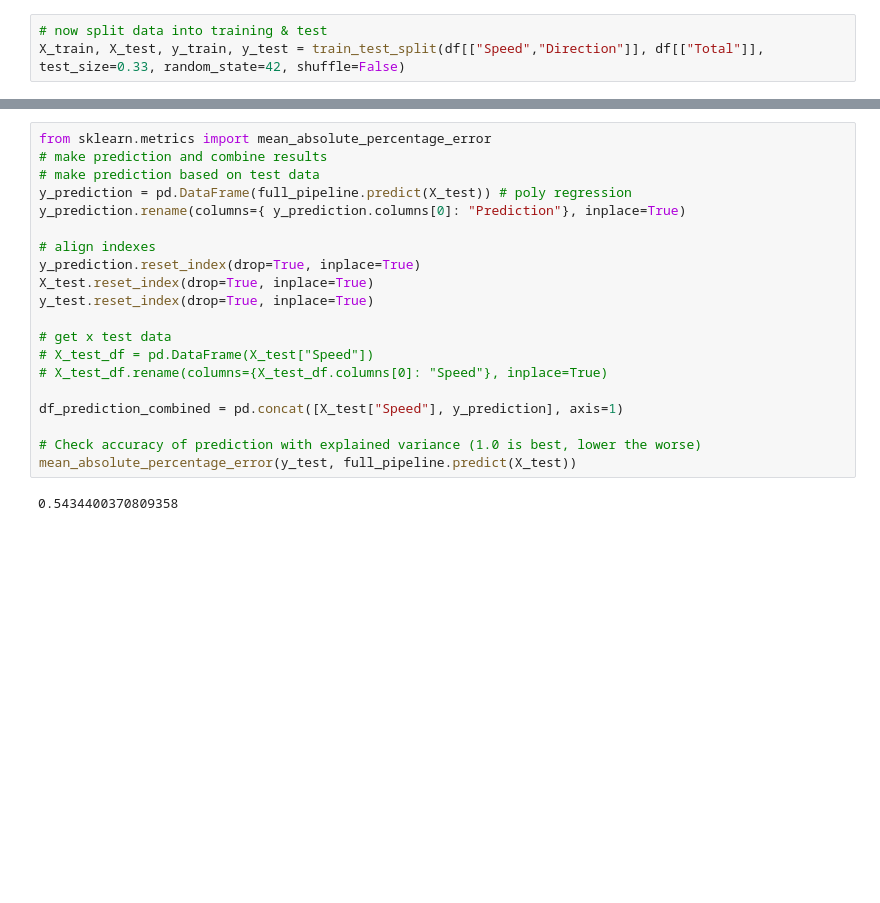
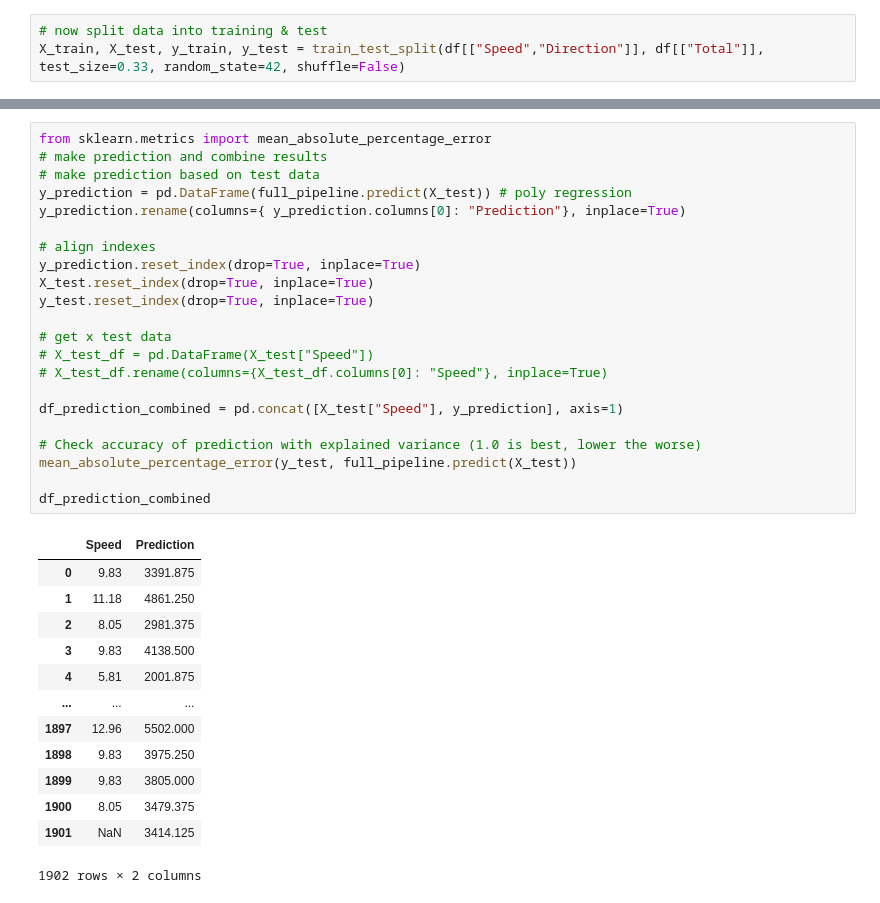
Before and after one commit to lrnz-asnprs/wind_prediction, a Jupyter notebook: polynomial_pipeline.ipynb, the cells around one changed output, grey strips where cells are left out. Cells and saved outputs as stored; diff of their text form; blank space fills up the shorter version.

```diff
--- a/polynomial_pipeline.ipynb
+++ b/polynomial_pipeline.ipynb
@@ -132,25 +152,39 @@ full_pipeline.score(X_test, y_test)
 # %%
 from sklearn.metrics import mean_absolute_percentage_error
 # make prediction and combine results
 # make prediction based on test data
 y_prediction = pd.DataFrame(full_pipeline.predict(X_test)) # poly regression
 y_prediction.rename(columns={ y_prediction.columns[0]: "Prediction"}, inplace=True)
 
 # align indexes
 y_prediction.reset_index(drop=True, inplace=True)
 X_test.reset_index(drop=True, inplace=True)
 y_test.reset_index(drop=True, inplace=True)
 
 # get x test data
 # X_test_df = pd.DataFrame(X_test["Speed"])
 # X_test_df.rename(columns={X_test_df.columns[0]: "Speed"}, inplace=True)
 
 df_prediction_combined = pd.concat([X_test["Speed"], y_prediction], axis=1)
 
 # Check accuracy of prediction with explained variance (1.0 is best, lower the worse)
 mean_absolute_percentage_error(y_test, full_pipeline.predict(X_test))
+
+df_prediction_combined
 # %% [output]
+|  | Speed | Prediction |
+| 0 | 9.83 | 3391.875 |
+| 1 | 11.18 | 4861.250 |
+| 2 | 8.05 | 2981.375 |
+| 3 | 9.83 | 4138.500 |
+| 4 | 5.81 | 2001.875 |
+| ... | ... | ... |
+| 1897 | 12.96 | 5502.000 |
+| 1898 | 9.83 | 3975.250 |
+| 1899 | 9.83 | 3805.000 |
+| 1900 | 8.05 | 3479.375 |
+| 1901 | NaN | 3414.125 |
-0.5434400370809358
+1902 rows × 2 columns
 # %%
 import seaborn as sns
 import matplotlib.pyplot as plt
```
Also changed, not shown: parts of 9 cells of this notebook.
